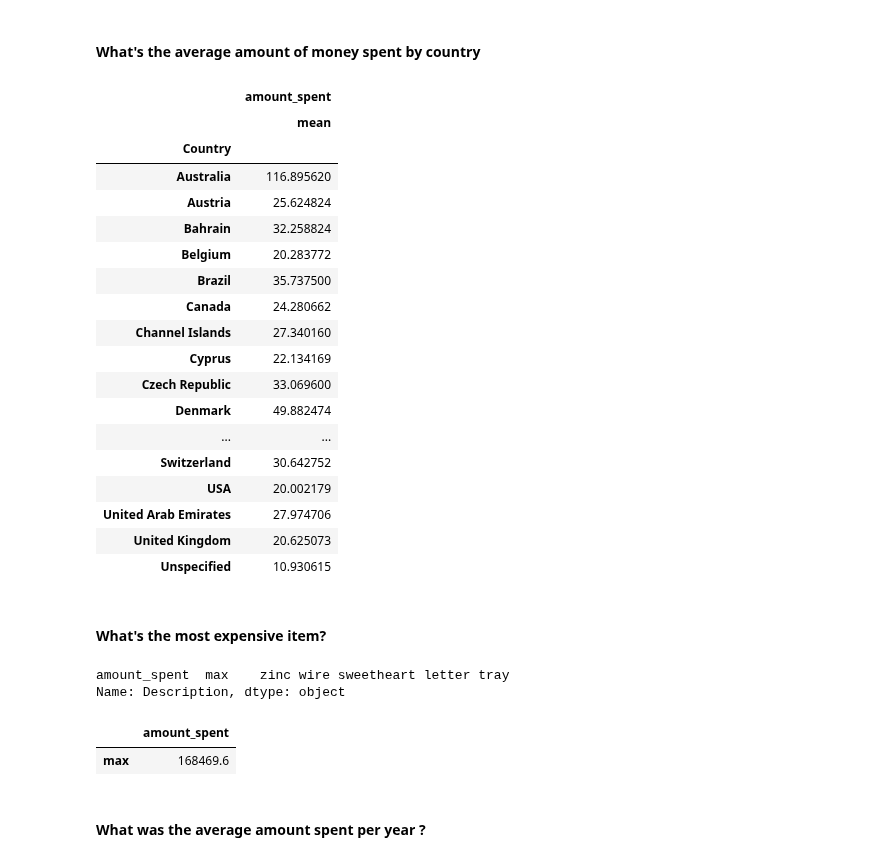
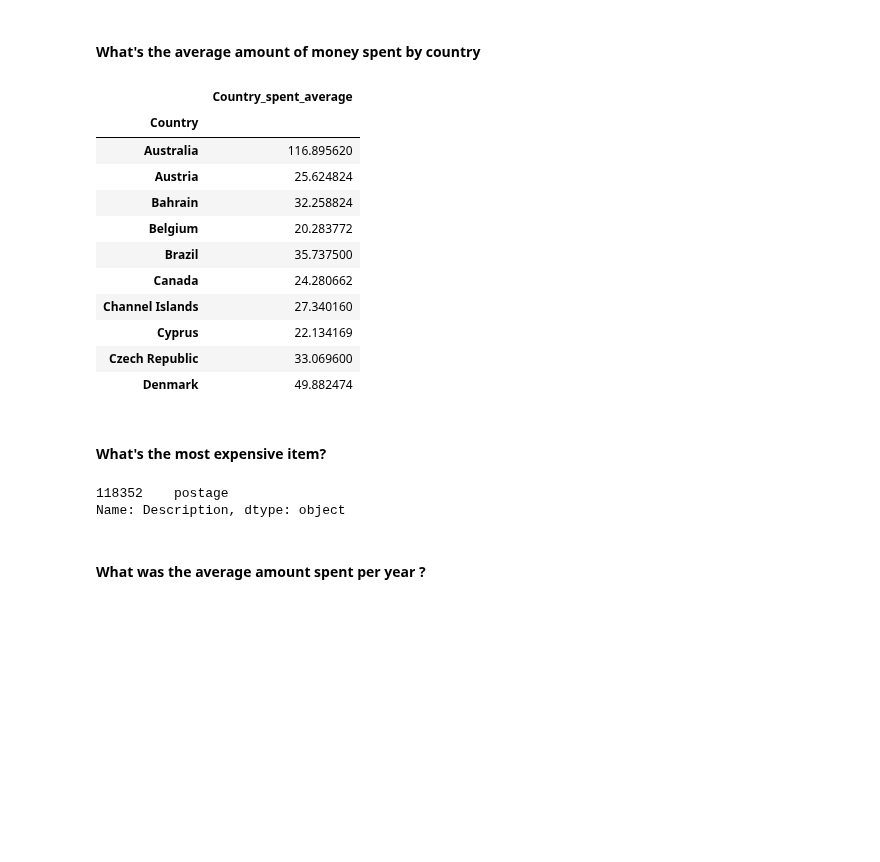
Before and after one commit to davidlafuentem/data-labs, a Jupyter notebook: module-2/lab-subsetting-and-descriptive-stats/your-code/main.ipynb, the cells around one changed output. Cells and saved outputs as stored; diff of their text form; code cells hidden in the pictures; blank space fills up the shorter version.

```diff
--- a/module-2/lab-subsetting-and-descriptive-stats/your-code/main.ipynb
+++ b/module-2/lab-subsetting-and-descriptive-stats/your-code/main.ipynb
@@ -653,10 +604,11 @@ orders.groupby(by = 'Country').agg({'InvoiceNo':['count']})
 #### What's the  average amount of money spent by country
 # %%
 # your answer here
-orders.groupby(by = ['Country']).agg({'amount_spent':['mean']})
+country_spent_average = orders.groupby(by = ['Country']).agg({'amount_spent':'mean'})
+country_spent_average.columns = ['Country_spent_average'] #changing the column name to Country_spent_average
+country_spent_average.head(10)
 # %% [output]
-|  | amount_spent |
-|  | mean |
+|  | Country_spent_average |
 | Country |  |
 | Australia | 116.895620 |
 | Austria | 25.624824 |
@@ -668,29 +620,14 @@ orders.groupby(by = ['Country']).agg({'amount_spent':['mean']})
 | Cyprus | 22.134169 |
 | Czech Republic | 33.069600 |
 | Denmark | 49.882474 |
-| ... | ... |
-| Switzerland | 30.642752 |
-| USA | 20.002179 |
-| United Arab Emirates | 27.974706 |
-| United Kingdom | 20.625073 |
-| Unspecified | 10.930615 |
 # %% [markdown]
 #### What's the most expensive item?
-# %%
-# your answer here
-print(orders['Description'].agg({'amount_spent':['max']}))
-orders[['Description','amount_spent']].agg({'amount_spent':['max']})
-
-#orders.groupby(by=['Description']).agg({'amount_spent':['max']})
-
-#orders.pivot_table('amount_spent','Description', aggfunc='max')
-
-#what is it "dict".  how to show also the amount
-# %% [output]
-amount_spent  max    zinc wire sweetheart letter tray
-Name: Description, dtype: object
-|  | amount_spent |
-| max | 168469.6 |
+# %%
+# your answer here
+orders.Description[orders.UnitPrice == orders.UnitPrice.max()]
+# %% [output]
+118352    postage
+Name: Description, dtype: object
 # %% [markdown]
 #### What was the average amount spent per year ?
 # %%
```
Also changed, not shown: parts of 28 cells of this notebook.
